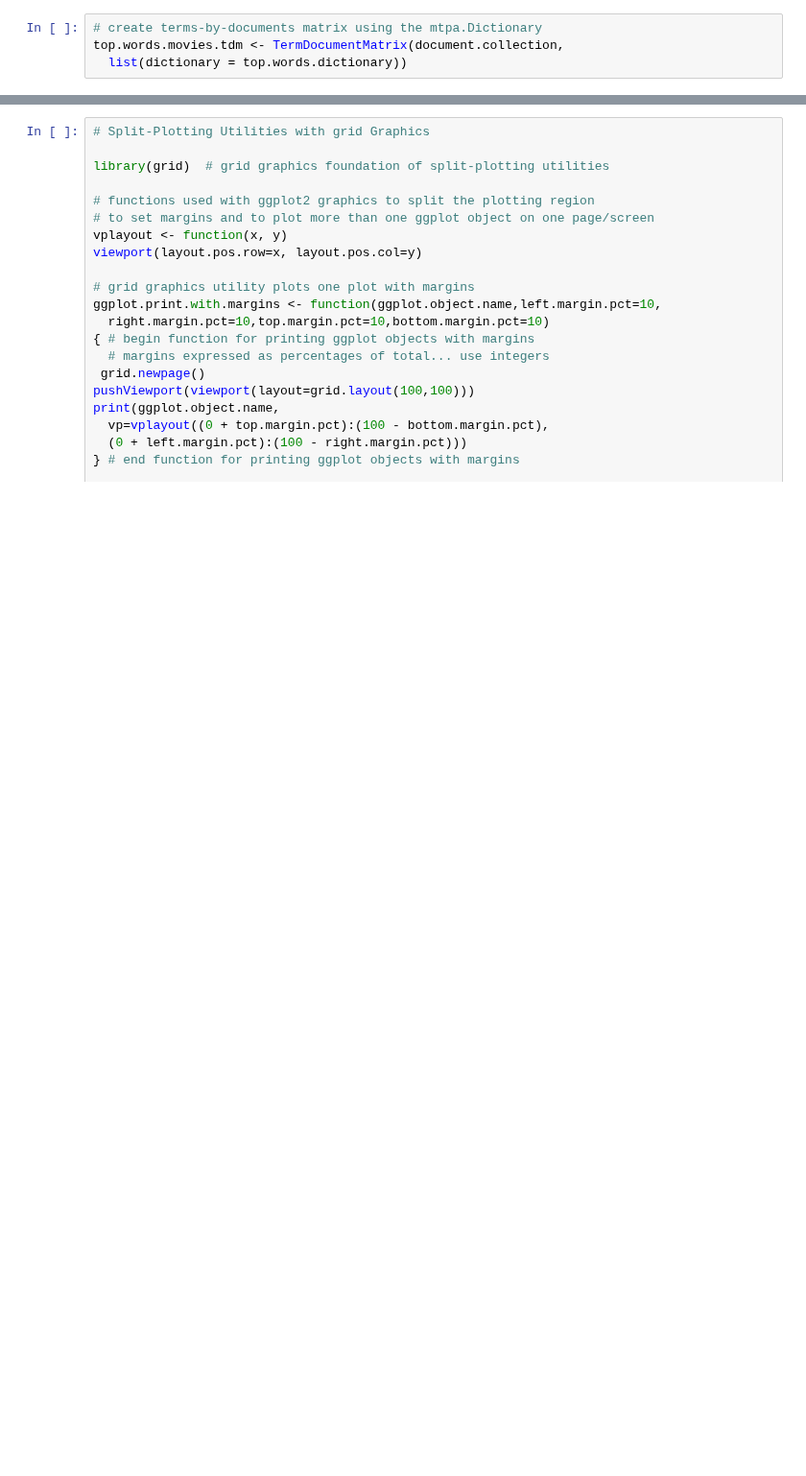
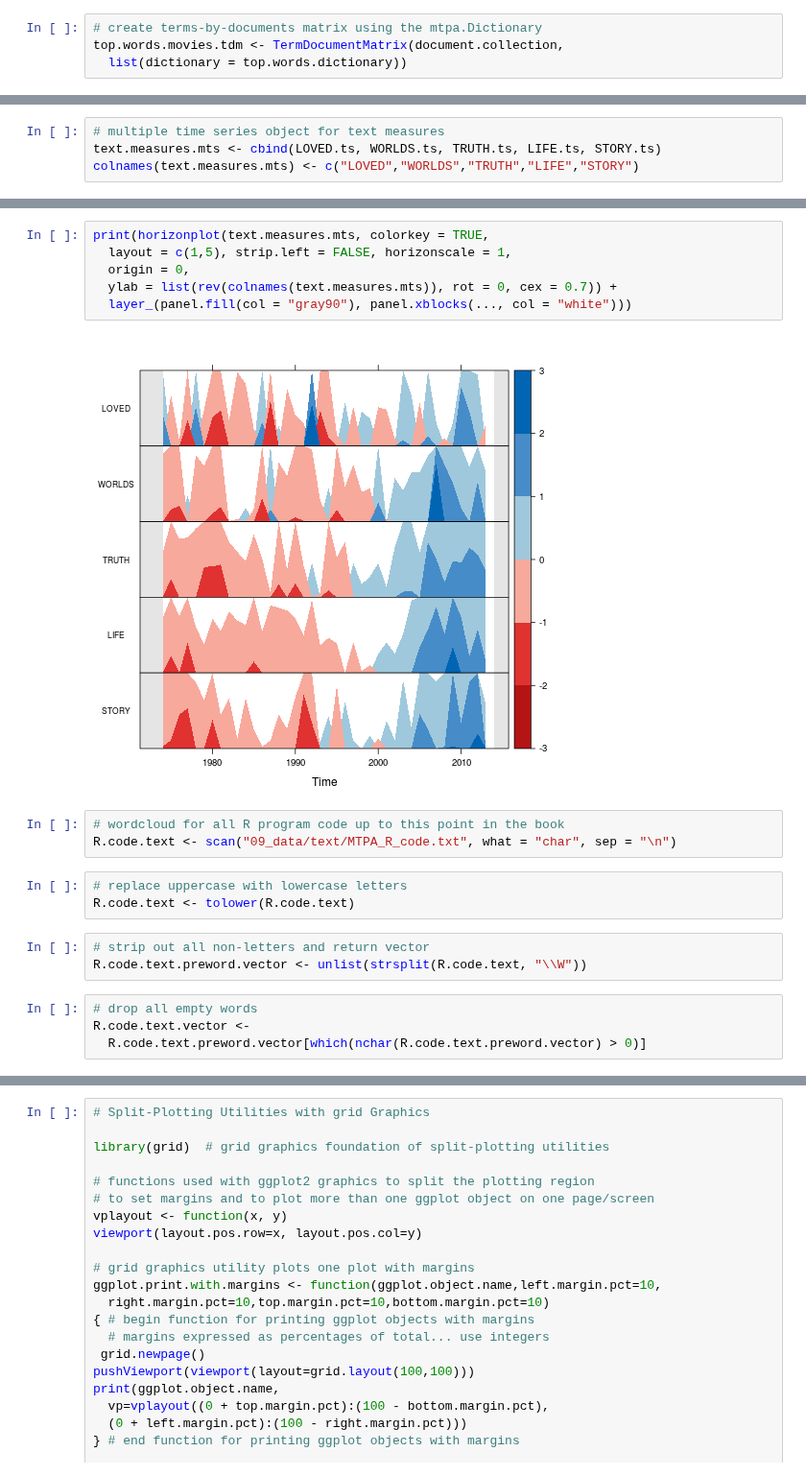
Before and after one commit to KonanAcademy/da, a Jupyter notebook: part1/09_R_text_movie.ipynb, the cells around one changed output, grey strips where cells are left out. Shown at 96% size. Saved outputs shown, nothing was run; the diff lists cells and outputs as text; blank space fills up the shorter version.

```diff
--- a/part1/09_R_text_movie.ipynb
+++ b/part1/09_R_text_movie.ipynb
@@ -508,0 +764,4 @@ pdf
+# %%
+# multiple time series object for text measures
+text.measures.mts <- cbind(LOVED.ts, WORLDS.ts, TRUTH.ts, LIFE.ts, STORY.ts)
+colnames(text.measures.mts) <- c("LOVED","WORLDS","TRUTH","LIFE","STORY")
@@ -508,0 +780,21 @@ pdf
+# %%
+print(horizonplot(text.measures.mts, colorkey = TRUE,
+  layout = c(1,5), strip.left = FALSE, horizonscale = 1,
+  origin = 0,
+  ylab = list(rev(colnames(text.measures.mts)), rot = 0, cex = 0.7)) +
+  layer_(panel.fill(col = "gray90"), panel.xblocks(..., col = "white")))
+# %% [output]
+[figure, added]
+# %%
+# wordcloud for all R program code up to this point in the book
+R.code.text <- scan("09_data/text/MTPA_R_code.txt", what = "char", sep = "\n")
+# %%
+# replace uppercase with lowercase letters
+R.code.text <- tolower(R.code.text)
+# %%
+# strip out all non-letters and return vector
+R.code.text.preword.vector <- unlist(strsplit(R.code.text, "\\W"))
+# %%
+# drop all empty words
+R.code.text.vector <-
+  R.code.text.preword.vector[which(nchar(R.code.text.preword.vector) > 0)]
```
Also changed, not shown: parts of 38 cells of this notebook, 8 other files.
